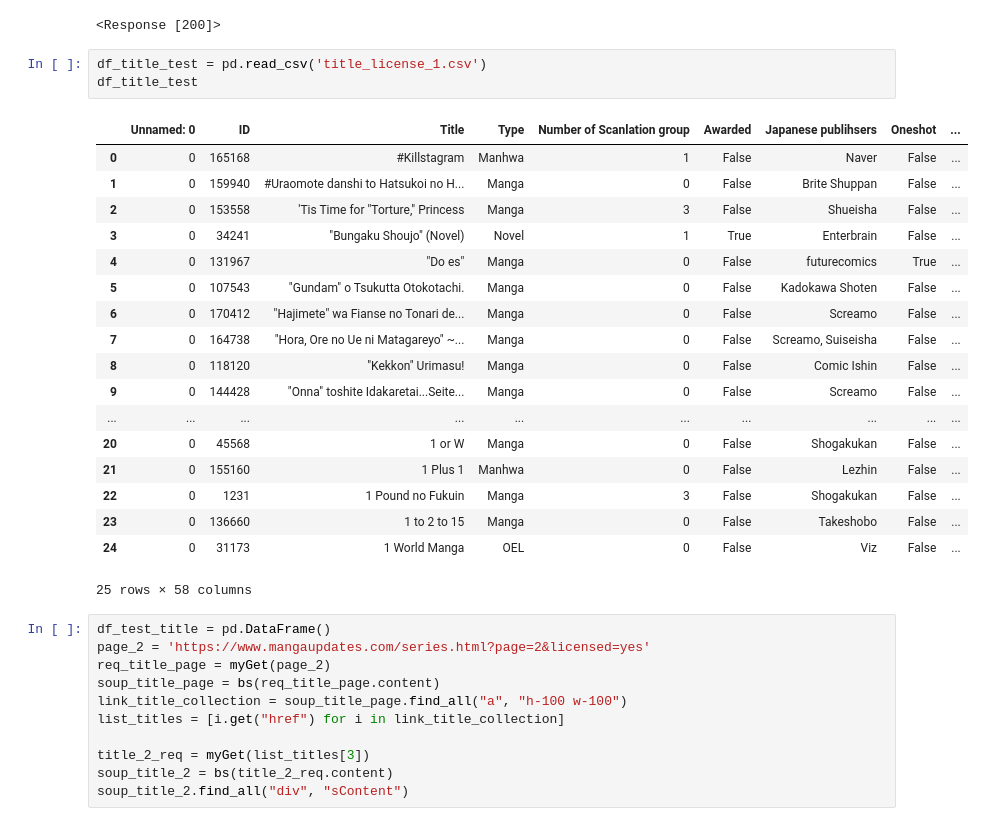
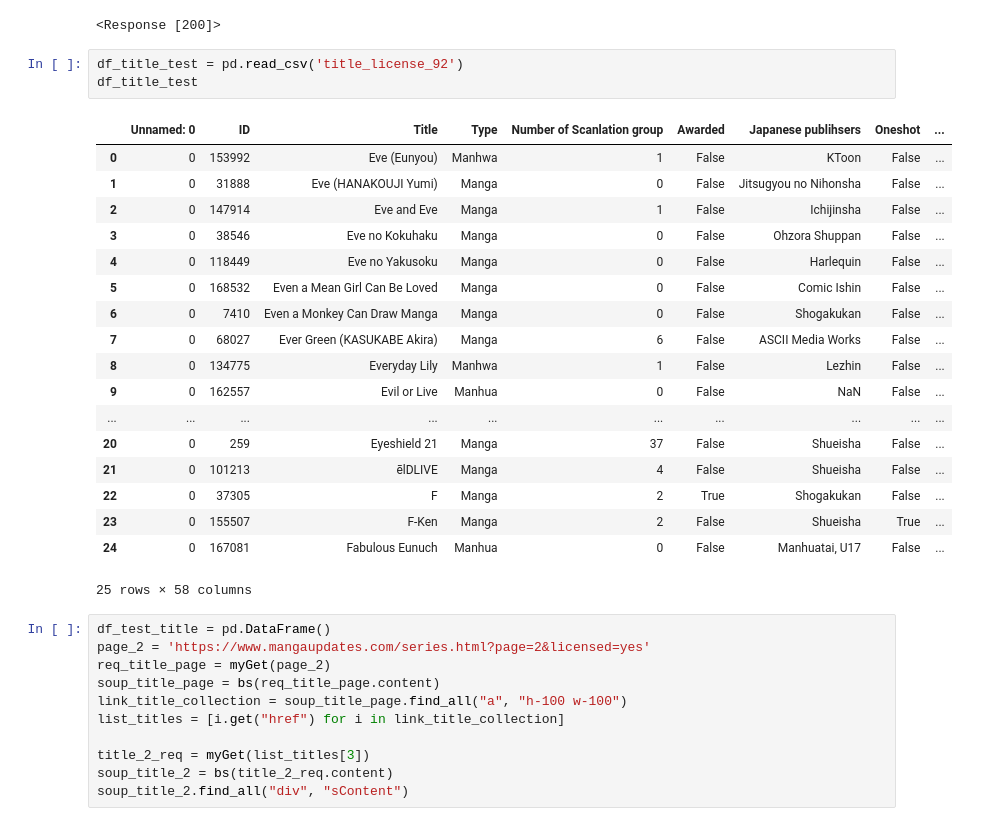
Before and after one commit to haolinh24/MangaUpdates, a Jupyter notebook: MangaUpdate Scrape misc.ipynb, the cells around one changed output. Drawn from its saved outputs; the diff is of its cells as text.

```diff
--- a/MangaUpdate Scrape misc.ipynb
+++ b/MangaUpdate Scrape misc.ipynb
@@ -154,26 +154,26 @@ myGet('https://www.mangaupdates.com/index.html')
 # %% [output]
 <Response [200]>
 # %%
-df_title_test = pd.read_csv('title_license_1.csv')
+df_title_test = pd.read_csv('title_license_92')
 df_title_test
 # %% [output]
 |  | Unnamed: 0 | ID | Title | Type | Number of Scanlation group | Awarded | Japanese publihsers | Oneshot | ... |
-| 0 | 0 | 165168 | #Killstagram | Manhwa | 1 | False | Naver | False | ... |
-| 1 | 0 | 159940 | #Uraomote danshi to Hatsukoi no H... | Manga | 0 | False | Brite Shuppan | False | ... |
-| 2 | 0 | 153558 | 'Tis Time for "Torture," Princess | Manga | 3 | False | Shueisha | False | ... |
-| 3 | 0 | 34241 | "Bungaku Shoujo" (Novel) | Novel | 1 | True | Enterbrain | False | ... |
-| 4 | 0 | 131967 | "Do es" | Manga | 0 | False | futurecomics | True | ... |
-| 5 | 0 | 107543 | "Gundam" o Tsukutta Otokotachi. | Manga | 0 | False | Kadokawa Shoten | False | ... |
-| 6 | 0 | 170412 | "Hajimete" wa Fianse no Tonari de... | Manga | 0 | False | Screamo | False | ... |
-| 7 | 0 | 164738 | "Hora, Ore no Ue ni Matagareyo" ~... | Manga | 0 | False | Screamo, Suiseisha | False | ... |
-| 8 | 0 | 118120 | "Kekkon" Urimasu! | Manga | 0 | False | Comic Ishin | False | ... |
-| 9 | 0 | 144428 | "Onna" toshite Idakaretai...Seite... | Manga | 0 | False | Screamo | False | ... |
+| 0 | 0 | 153992 | Eve (Eunyou) | Manhwa | 1 | False | KToon | False | ... |
+| 1 | 0 | 31888 | Eve (HANAKOUJI Yumi) | Manga | 0 | False | Jitsugyou no Nihonsha | False | ... |
+| 2 | 0 | 147914 | Eve and Eve | Manga | 1 | False | Ichijinsha | False | ... |
+| 3 | 0 | 38546 | Eve no Kokuhaku | Manga | 0 | False | Ohzora Shuppan | False | ... |
+| 4 | 0 | 118449 | Eve no Yakusoku | Manga | 0 | False | Harlequin | False | ... |
+| 5 | 0 | 168532 | Even a Mean Girl Can Be Loved | Manga | 0 | False | Comic Ishin | False | ... |
+| 6 | 0 | 7410 | Even a Monkey Can Draw Manga | Manga | 0 | False | Shogakukan | False | ... |
+| 7 | 0 | 68027 | Ever Green (KASUKABE Akira) | Manga | 6 | False | ASCII Media Works | False | ... |
+| 8 | 0 | 134775 | Everyday Lily | Manhwa | 1 | False | Lezhin | False | ... |
+| 9 | 0 | 162557 | Evil or Live | Manhua | 0 | False | NaN | False | ... |
 | ... | ... | ... | ... | ... | ... | ... | ... | ... | ... |
-| 20 | 0 | 45568 | 1 or W | Manga | 0 | False | Shogakukan | False | ... |
-| 21 | 0 | 155160 | 1 Plus 1 | Manhwa | 0 | False | Lezhin | False | ... |
-| 22 | 0 | 1231 | 1 Pound no Fukuin | Manga | 3 | False | Shogakukan | False | ... |
-| 23 | 0 | 136660 | 1 to 2 to 15 | Manga | 0 | False | Takeshobo | False | ... |
-| 24 | 0 | 31173 | 1 World Manga | OEL | 0 | False | Viz | False | ... |
+| 20 | 0 | 259 | Eyeshield 21 | Manga | 37 | False | Shueisha | False | ... |
+| 21 | 0 | 101213 | ēlDLIVE | Manga | 4 | False | Shueisha | False | ... |
+| 22 | 0 | 37305 | F | Manga | 2 | True | Shogakukan | False | ... |
+| 23 | 0 | 155507 | F-Ken | Manga | 2 | False | Shueisha | True | ... |
+| 24 | 0 | 167081 | Fabulous Eunuch | Manhua | 0 | False | Manhuatai, U17 | False | ... |
 25 rows × 58 columns
 # %%
 df_test_title = pd.DataFrame()
```
Also changed, not shown: parts of 1 cell of this notebook.
